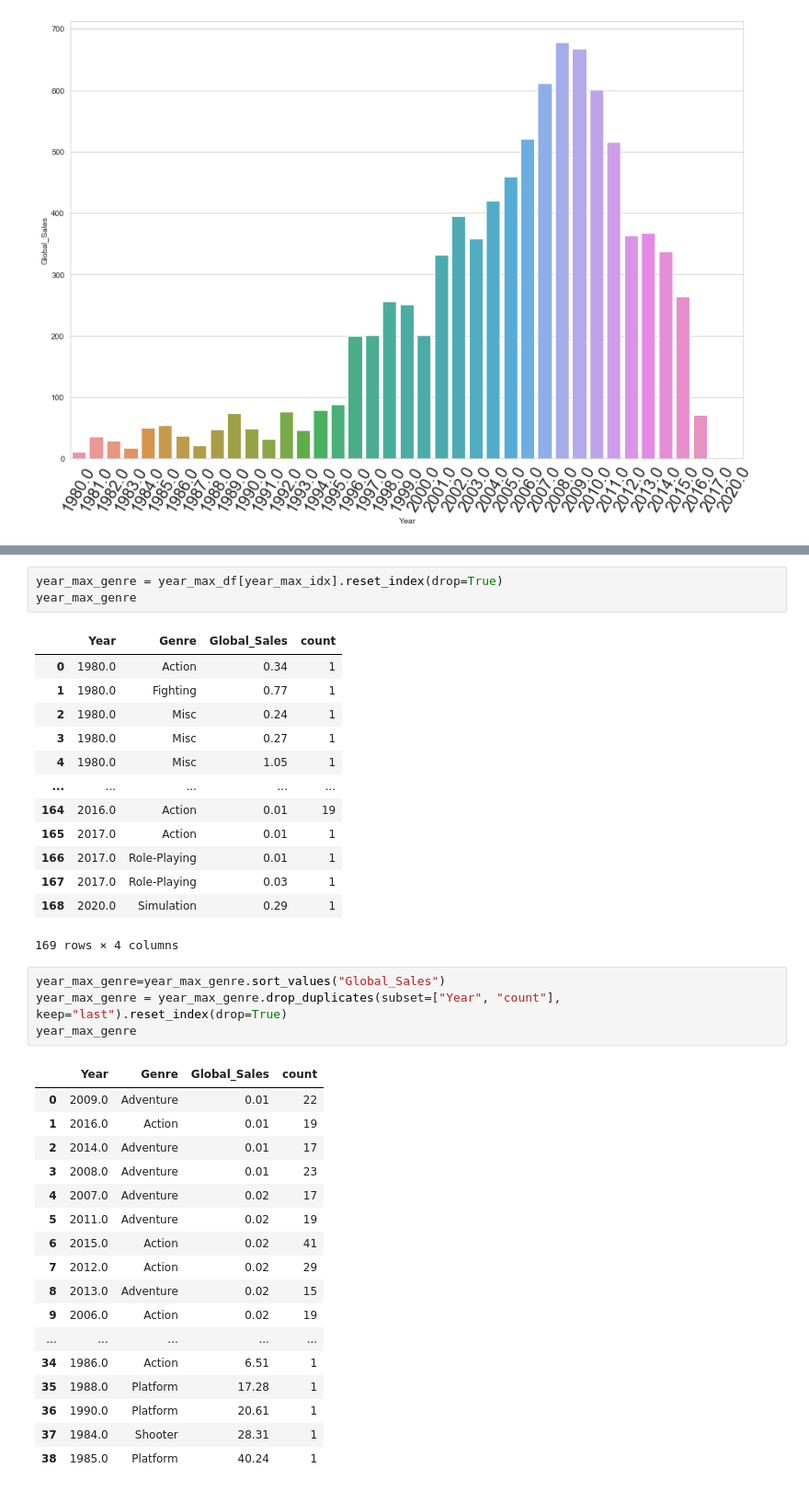
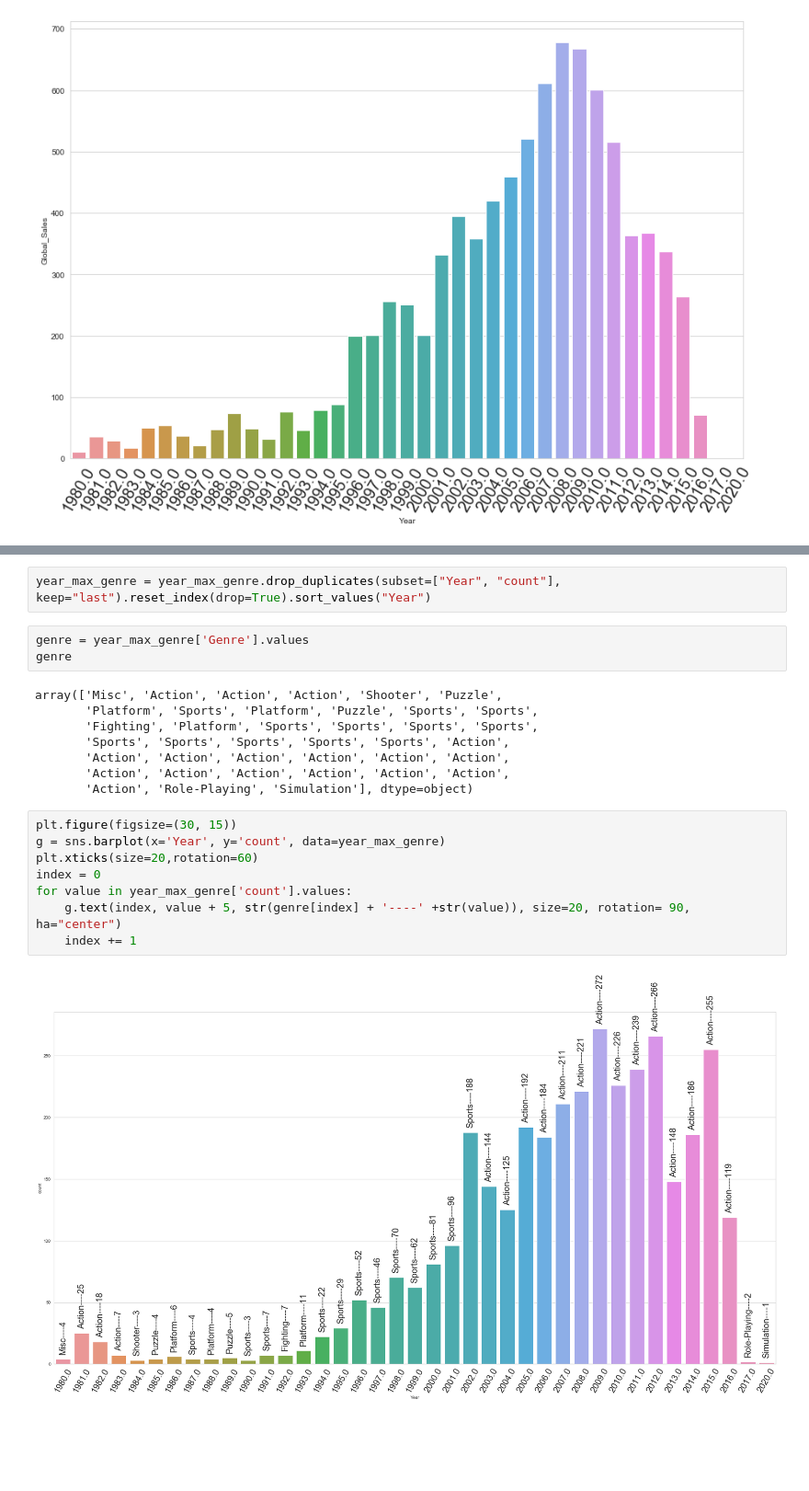
Before and after one commit to yeonghwanchoi/EDA, a Jupyter notebook: videogames/video_games.ipynb, the cells around one changed output, grey strips where cells are left out. Shown at 92% size. Drawn from its saved outputs; the diff is of its cells as text; blank space fills up the shorter version.

Commit message:
add genre of game that made the highest sale in a year

```diff
--- a/videogames/video_games.ipynb
+++ b/videogames/video_games.ipynb
@@ -253,39 +245,23 @@ Name: count, Length: 9363, dtype: bool
-# %%
-year_max_genre = year_max_df[year_max_idx].reset_index(drop=True)
-year_max_genre
-# %% [output]
-|  | Year | Genre | Global_Sales | count |
-| 0 | 1980.0 | Action | 0.34 | 1 |
-| 1 | 1980.0 | Fighting | 0.77 | 1 |
-| 2 | 1980.0 | Misc | 0.24 | 1 |
-| 3 | 1980.0 | Misc | 0.27 | 1 |
-| 4 | 1980.0 | Misc | 1.05 | 1 |
-| ... | ... | ... | ... | ... |
-| 164 | 2016.0 | Action | 0.01 | 19 |
-| 165 | 2017.0 | Action | 0.01 | 1 |
-| 166 | 2017.0 | Role-Playing | 0.01 | 1 |
-| 167 | 2017.0 | Role-Playing | 0.03 | 1 |
-| 168 | 2020.0 | Simulation | 0.29 | 1 |
-169 rows × 4 columns
 # %%
-year_max_genre=year_max_genre.sort_values("Global_Sales")
-year_max_genre = year_max_genre.drop_duplicates(subset=["Year", "count"], keep="last").reset_index(drop=True)
-year_max_genre
+year_max_genre = year_max_genre.drop_duplicates(subset=["Year", "count"], keep="last").reset_index(drop=True).sort_values("Year")
-# %% [output]
-|  | Year | Genre | Global_Sales | count |
-| 0 | 2009.0 | Adventure | 0.01 | 22 |
-| 1 | 2016.0 | Action | 0.01 | 19 |
-| 2 | 2014.0 | Adventure | 0.01 | 17 |
-| 3 | 2008.0 | Adventure | 0.01 | 23 |
-| 4 | 2007.0 | Adventure | 0.02 | 17 |
-| 5 | 2011.0 | Adventure | 0.02 | 19 |
-| 6 | 2015.0 | Action | 0.02 | 41 |
-| 7 | 2012.0 | Action | 0.02 | 29 |
-| 8 | 2013.0 | Adventure | 0.02 | 15 |
-| 9 | 2006.0 | Action | 0.02 | 19 |
-| ... | ... | ... | ... | ... |
-| 34 | 1986.0 | Action | 6.51 | 1 |
-| 35 | 1988.0 | Platform | 17.28 | 1 |
-| 36 | 1990.0 | Platform | 20.61 | 1 |
-| 37 | 1984.0 | Shooter | 28.31 | 1 |
-| 38 | 1985.0 | Platform | 40.24 | 1 |
+# %%
+genre = year_max_genre['Genre'].values
+genre
+# %% [output]
+array(['Misc', 'Action', 'Action', 'Action', 'Shooter', 'Puzzle',
+       'Platform', 'Sports', 'Platform', 'Puzzle', 'Sports', 'Sports',
+       'Fighting', 'Platform', 'Sports', 'Sports', 'Sports', 'Sports',
+       'Sports', 'Sports', 'Sports', 'Sports', 'Sports', 'Action',
+       'Action', 'Action', 'Action', 'Action', 'Action', 'Action',
+       'Action', 'Action', 'Action', 'Action', 'Action', 'Action',
+       'Action', 'Role-Playing', 'Simulation'], dtype=object)
+# %%
+plt.figure(figsize=(30, 15))
+g = sns.barplot(x='Year', y='count', data=year_max_genre)
+plt.xticks(size=20,rotation=60)
+index = 0
+for value in year_max_genre['count'].values:
+    g.text(index, value + 5, str(genre[index] + '----' +str(value)), size=20, rotation= 90, ha="center")
+    index += 1
+# %% [output]
+[figure, added]
```
Also changed, not shown: parts of 9 cells of this notebook.
